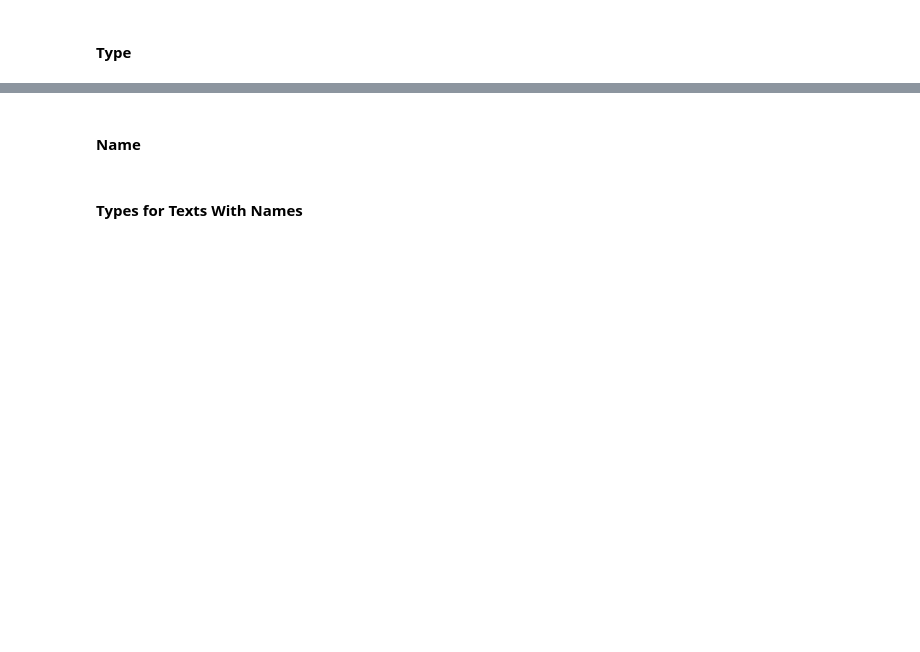
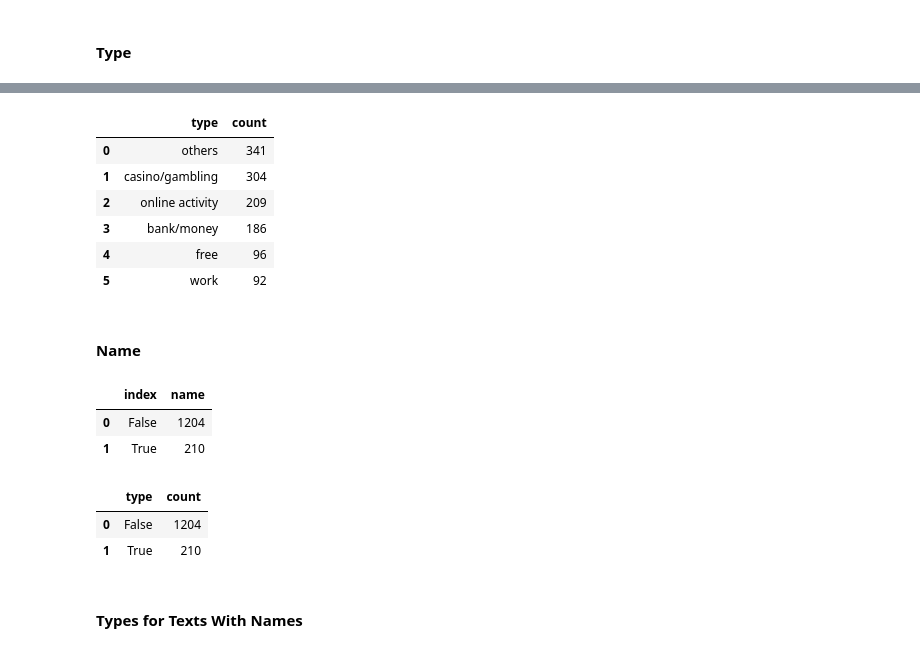
Before and after one commit to AGR-Yes/ScamMessagesPhilippines, a Jupyter notebook: Phase_3.ipynb, the cells around one changed output, grey strips where cells are left out. Drawn from its saved outputs; the diff is of its cells as text; code cells hidden in the pictures; blank space fills up the shorter version.

```diff
--- a/Phase_3.ipynb
+++ b/Phase_3.ipynb
@@ -175,0 +197,12 @@ None
+# %%
+#change column name by column index
+proof_type.rename(columns = {proof_type.columns[0]:'type', proof_type.columns[1]:'count'}, inplace = True)
+proof_type
+# %% [output]
+|  | type | count |
+| 0 | others | 341 |
+| 1 | casino/gambling | 304 |
+| 2 | online activity | 209 |
+| 3 | bank/money | 186 |
+| 4 | free | 96 |
+| 5 | work | 92 |
@@ -176,2 +213,17 @@ None
 # %% [markdown]
 #### **Name**
+# %%
+proof_name = pd.DataFrame(proof['name'].value_counts()).reset_index()
+proof_name
+# %% [output]
+|  | index | name |
+| 0 | False | 1204 |
+| 1 | True | 210 |
+# %%
+#change column name by column index
+proof_name.rename(columns = {proof_name.columns[0]:'type', proof_name.columns[1]:'count'}, inplace = True)
+proof_name
+# %% [output]
+|  | type | count |
+| 0 | False | 1204 |
+| 1 | True | 210 |
```
Also changed, not shown: parts of 9 cells of this notebook, 1 other file.
